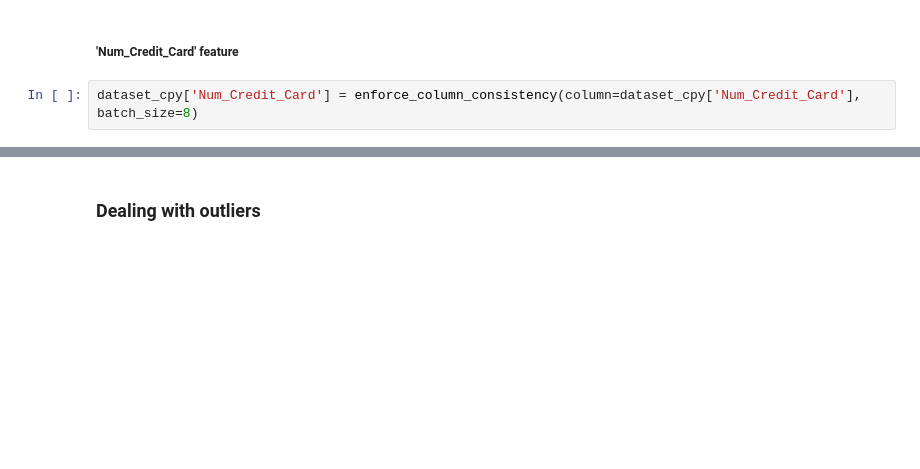
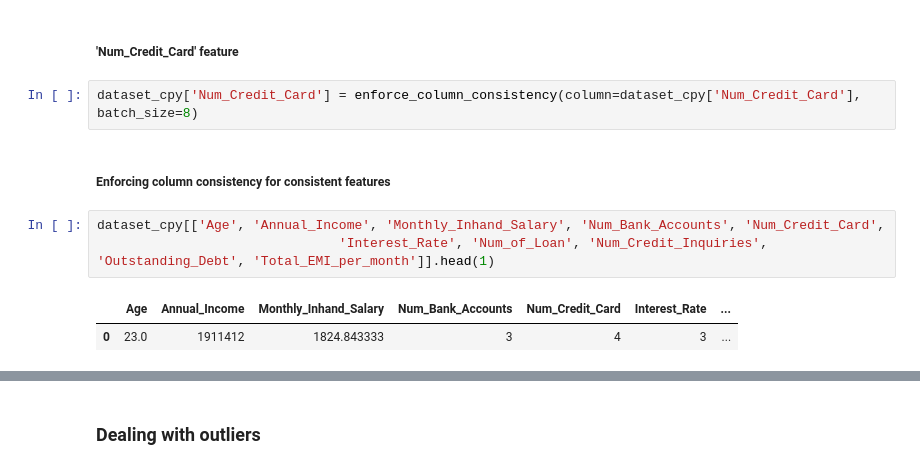
Before and after one commit to Darknight47/Data-Science-Projects-03, a Jupyter notebook: Credit_Scoring_Segmentation.ipynb, the cells around one changed output, grey strips where cells are left out. Cells and saved outputs as stored; diff of their text form; blank space fills up the shorter version.

```diff
--- a/Credit_Scoring_Segmentation.ipynb
+++ b/Credit_Scoring_Segmentation.ipynb
@@ -307,3 +307,11 @@ dataset_cpy['Outstanding_Debt'] = pd.to_numeric(dataset_cpy['Outstanding_Debt'],
 ##### 'Num_Credit_Card' feature
 # %%
 dataset_cpy['Num_Credit_Card'] = enforce_column_consistency(column=dataset_cpy['Num_Credit_Card'], batch_size=8)
+# %% [markdown]
+##### Enforcing column consistency for consistent features
+# %%
+dataset_cpy[['Age', 'Annual_Income', 'Monthly_Inhand_Salary', 'Num_Bank_Accounts', 'Num_Credit_Card',
+                               'Interest_Rate', 'Num_of_Loan', 'Num_Credit_Inquiries', 'Outstanding_Debt', 'Total_EMI_per_month']].head(1)
+# %% [output]
+|  | Age | Annual_Income | Monthly_Inhand_Salary | Num_Bank_Accounts | Num_Credit_Card | Interest_Rate | ... |
+| 0 | 23.0 | 1911412 | 1824.843333 | 3 | 4 | 3 | ... |
```
Also changed, not shown: parts of 14 cells of this notebook.
